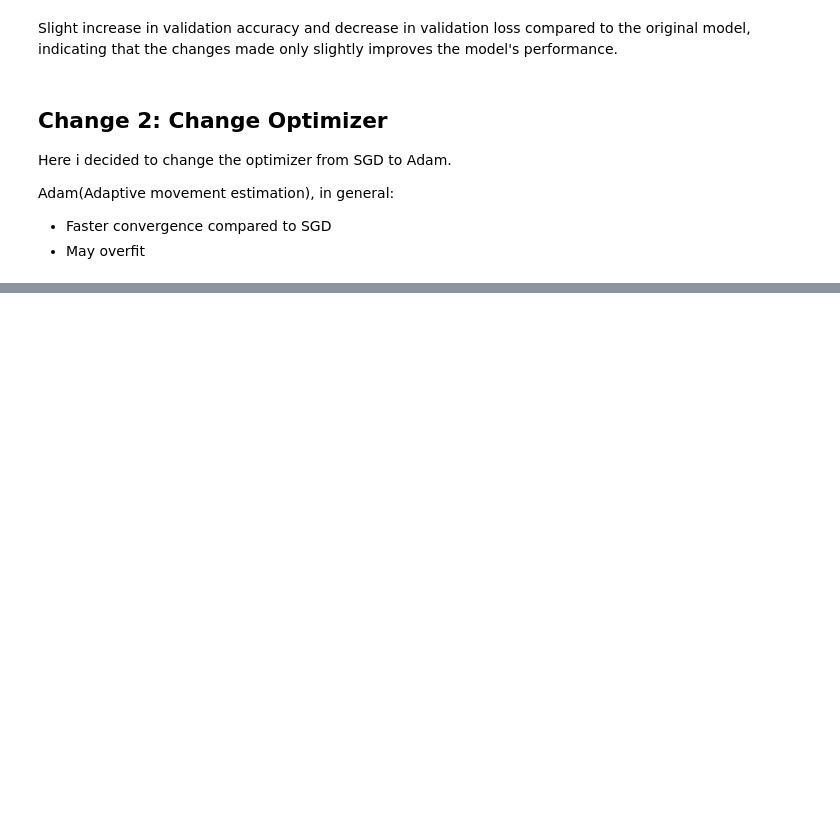
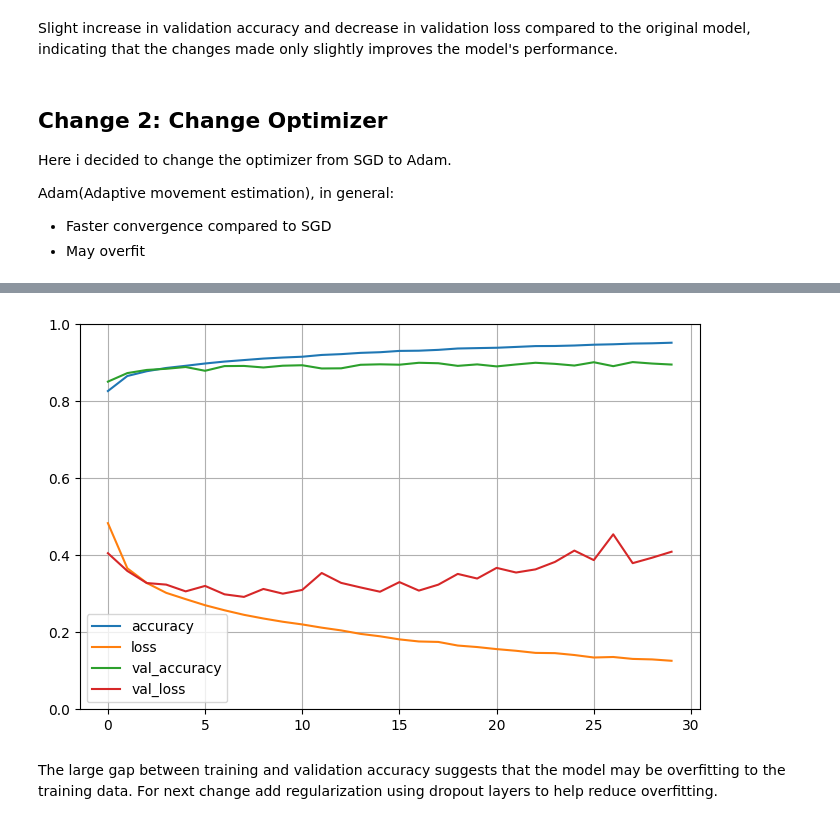
Before and after one commit to erinakin/AppliedMLClass, a Jupyter notebook: ErinAkinjide_HW1.ipynb, the cells around one changed output, grey strips where cells are left out. Cells and saved outputs as stored; diff of their text form; code cells hidden in the pictures; blank space fills up the shorter version.

```diff
--- a/ErinAkinjide_HW1.ipynb
+++ b/ErinAkinjide_HW1.ipynb
@@ -274,10 +317,10 @@ Adam(Adaptive movement estimation), in general:
 - Faster convergence compared to SGD
 - May overfit
 # %%
-model_name = "D3_ReLU_Adam_LR0.001_XG"
+model_name2 = "D3_ReLU_Adam_LR0.001_XG"
 
 # Describe the shape of the sequential NN with change to optimizer, now using Adam
-model = keras.models.Sequential([
+model2 = keras.models.Sequential([
     # Made Input(shape) object as first layer to match Keras best practices
     keras.Input(shape=[28, 28]),
     keras.layers.Flatten(),
@@ -291,9 +351,9 @@ keras.utils.plot_model(model, "erins_fashion_mnist_model2.png", show_shapes=True
 # %%
 # Describe the shape of the sequential NN with change to optimizer, now using Adam
-model.compile(loss="sparse_categorical_crossentropy",
+model2.compile(loss="sparse_categorical_crossentropy",
               optimizer="adam",
               metrics=["accuracy"])
 # %%
 # Fit the model with the new optimizer
-history = model.fit(X_train, y_train, epochs=30,
+history2 = model2.fit(X_train, y_train, epochs=30,
                     validation_data=(X_valid, y_valid))
@@ -307,6 +387,10 @@ log_model_validation(model_name, val_loss, val_accuracy)
 # %%
-pd.DataFrame(history.history).plot(figsize=(8, 5))
+pd.DataFrame(history2.history).plot(figsize=(8, 5))
 plt.grid(True)
 plt.gca().set_ylim(0, 1)
-plt.savefig("keras_learning_curves_plot")
+plt.savefig("keras_learning_curves_plot2")
 plt.show()
+# %% [output]
+[figure, added]
+# %% [markdown]
+The large gap between training and validation accuracy suggests that the model may be overfitting to the training data. For next change add regularization using dropout layers to help reduce overfitting.
```
Also changed, not shown: parts of 45 cells of this notebook, 11 other files.
